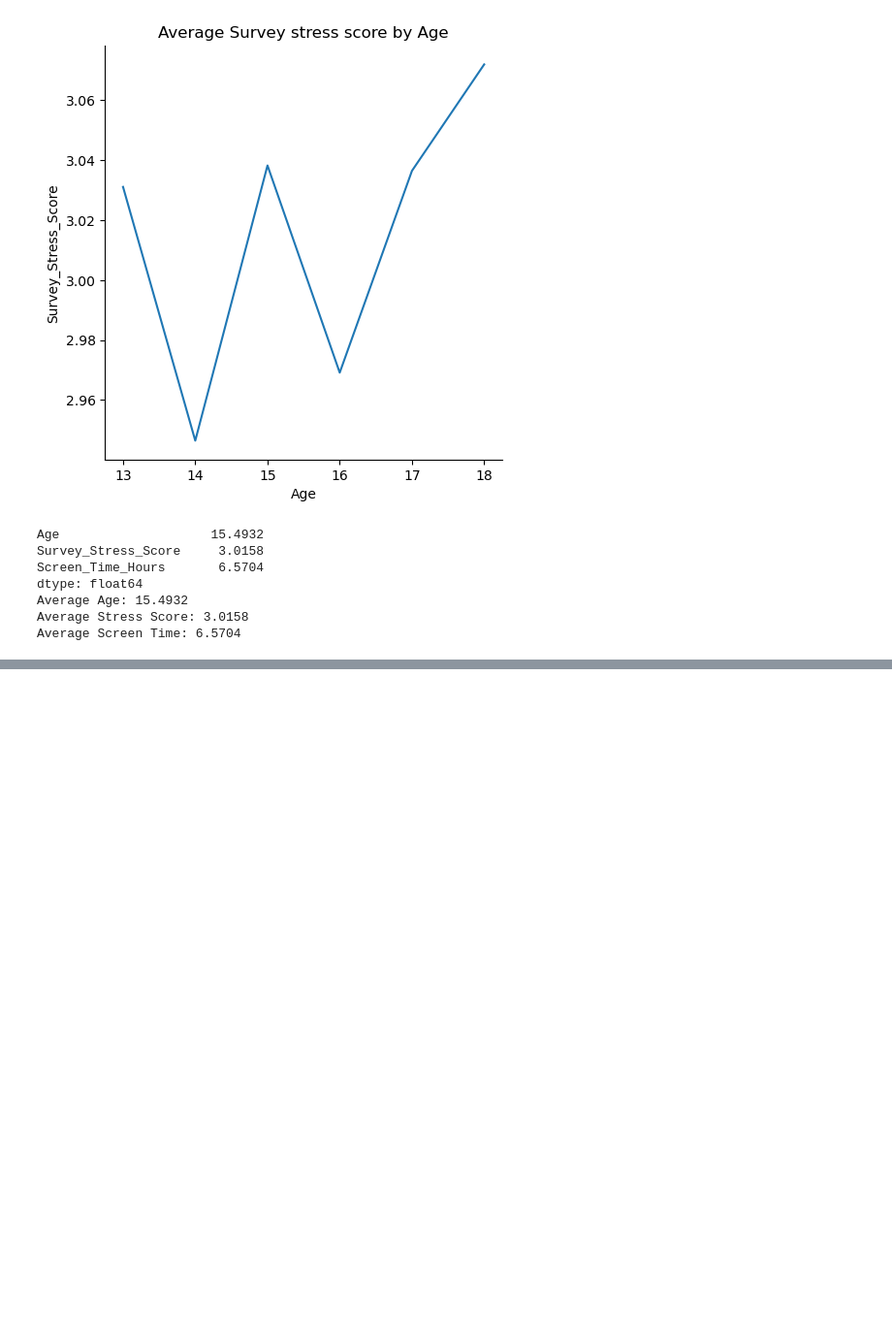
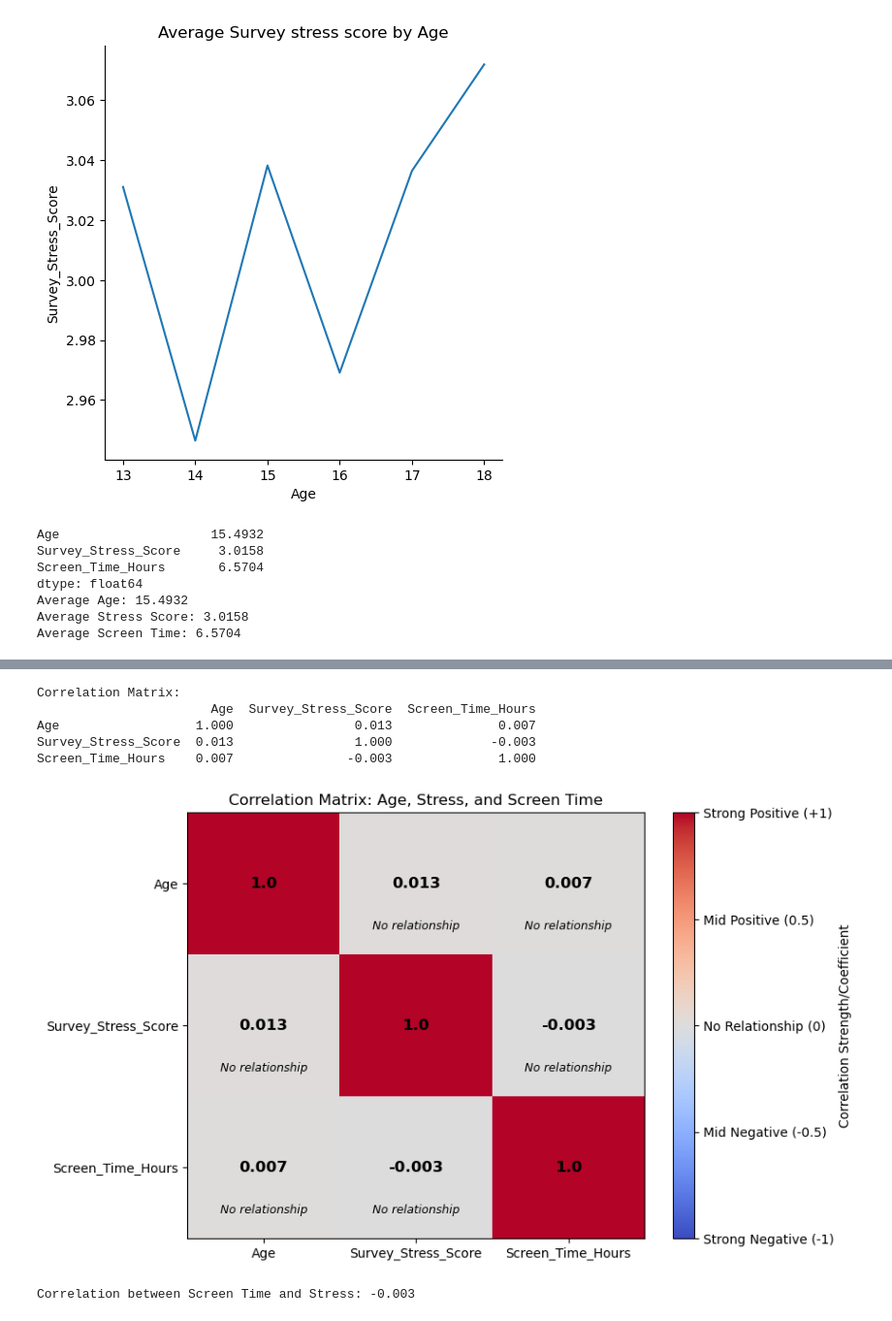
Before and after one commit to racheldrewu/2201FinalProject, a Jupyter notebook: screentime vs mentalhealth .ipynb, the cells around one changed output, grey strips where cells are left out. Shown at 97% size. Saved outputs shown, nothing was run; the diff lists cells and outputs as text; code cells hidden in the pictures; blank space fills up the shorter version.

Commit message:
Final visualizations and statistics

```diff
--- a/screentime vs mentalhealth .ipynb
+++ b/screentime vs mentalhealth .ipynb
@@ -209,0 +271,46 @@ Average Screen Time: 6.5704
+# %%
+# correlation matrix
+print("Correlation Matrix:")
+print(correlation_matrix.round(3))
+correlation_matrix = new_df[['Age', 'Survey_Stress_Score', 'Screen_Time_Hours']].corr()
+plt.figure(figsize=(8, 6))
+# create the heatmap (negative 1 as blueto positive 1 as red)
+plt.imshow(correlation_matrix, cmap='coolwarm', aspect='auto', vmin=-1, vmax=1)
+# add colorbar and show what the colors mean
+cbar = plt.colorbar(label='Correlation Strength/Coefficient')
+cbar.set_ticks([-1, -0.5, 0, 0.5, 1])
+cbar.set_ticklabels(['Strong Negative (-1)', 'Mid Negative (-0.5)', 'No Relationship (0)', 'Mid Positive (0.5)', 'Strong Positive (+1)'])
+labels = ['Age', 'Screen Time\n(Hours)', 'Stress Score']
+plt.xticks(range(len(correlation_matrix.columns)), correlation_matrix.columns)
+plt.yticks(range(len(correlation_matrix.columns)), correlation_matrix.columns)
+plt.title('Correlation Matrix: Age, Stress, and Screen Time')
+# add correlation numbers to each grid space
+for row in range(3):
+    for col in range(3):
+        # get the corr value for this cell and put the number in it
+        corr_value = correlation_matrix.iloc[row, col]
+        plt.text(col, row, str(round(corr_value, 3)),
+                ha='center', va='center', color='black',
+                fontweight='bold', fontsize=12)
+        # add interpretation text for all but the diagonal cells
+        if row != col:
+            if abs(corr_value) < 0.1:
+                meaning = 'No relationship'
+            plt.text(col, row + 0.3, meaning,
+                    ha='center', va='center', color='black',
+                    fontsize=9, style='italic')
+# save plot
+plt.savefig("Figures/CorrelationMatrix.png")
+plt.show()
+
+# calculate correlation for whole dataset
+overall_correlation = new_df['Screen_Time_Hours'].corr(new_df['Survey_Stress_Score'])
+print("Correlation between Screen Time and Stress:", round(overall_correlation, 3))
+# %% [output]
+Correlation Matrix:
+                       Age  Survey_Stress_Score  Screen_Time_Hours
+Age                  1.000                0.013              0.007
+Survey_Stress_Score  0.013                1.000             -0.003
+Screen_Time_Hours    0.007               -0.003              1.000
+[figure, added]
+Correlation between Screen Time and Stress: -0.003
```
Also changed, not shown: parts of 7 cells of this notebook, 1 other file.
